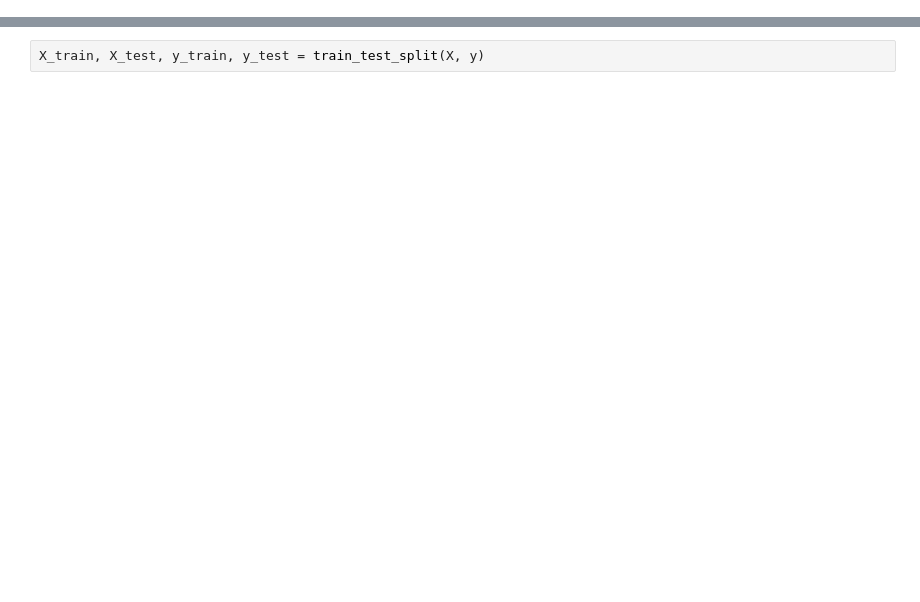
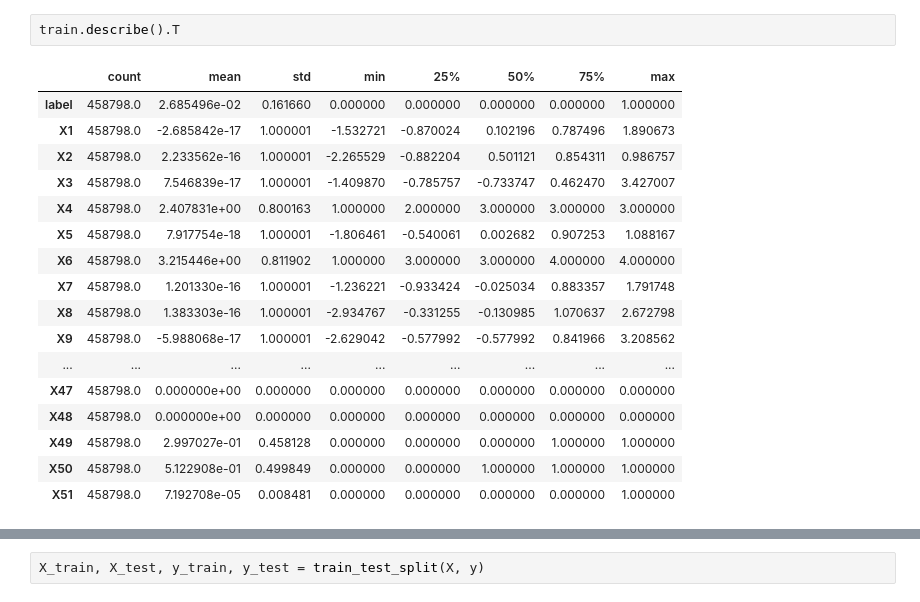
Before and after one commit to Tolulopeelijah/Fiverr-spammers-detection-, a Jupyter notebook: fiverr_spammer.ipynb, the cells around one changed output, grey strips where cells are left out. Drawn from its saved outputs; the diff is of its cells as text; blank space fills up the shorter version.

```diff
--- a/fiverr_spammer.ipynb
+++ b/fiverr_spammer.ipynb
@@ -25,0 +81,20 @@ test['X10'] = ss.transform(test[['X10']])
+# %%
+train.describe().T
+# %% [output]
+|  | count | mean | std | min | 25% | 50% | 75% | max |
+| label | 458798.0 | 2.685496e-02 | 0.161660 | 0.000000 | 0.000000 | 0.000000 | 0.000000 | 1.000000 |
+| X1 | 458798.0 | -2.685842e-17 | 1.000001 | -1.532721 | -0.870024 | 0.102196 | 0.787496 | 1.890673 |
+| X2 | 458798.0 | 2.233562e-16 | 1.000001 | -2.265529 | -0.882204 | 0.501121 | 0.854311 | 0.986757 |
+| X3 | 458798.0 | 7.546839e-17 | 1.000001 | -1.409870 | -0.785757 | -0.733747 | 0.462470 | 3.427007 |
+| X4 | 458798.0 | 2.407831e+00 | 0.800163 | 1.000000 | 2.000000 | 3.000000 | 3.000000 | 3.000000 |
+| X5 | 458798.0 | 7.917754e-18 | 1.000001 | -1.806461 | -0.540061 | 0.002682 | 0.907253 | 1.088167 |
+| X6 | 458798.0 | 3.215446e+00 | 0.811902 | 1.000000 | 3.000000 | 3.000000 | 4.000000 | 4.000000 |
+| X7 | 458798.0 | 1.201330e-16 | 1.000001 | -1.236221 | -0.933424 | -0.025034 | 0.883357 | 1.791748 |
+| X8 | 458798.0 | 1.383303e-16 | 1.000001 | -2.934767 | -0.331255 | -0.130985 | 1.070637 | 2.672798 |
+| X9 | 458798.0 | -5.988068e-17 | 1.000001 | -2.629042 | -0.577992 | -0.577992 | 0.841966 | 3.208562 |
+| ... | ... | ... | ... | ... | ... | ... | ... | ... |
+| X47 | 458798.0 | 0.000000e+00 | 0.000000 | 0.000000 | 0.000000 | 0.000000 | 0.000000 | 0.000000 |
+| X48 | 458798.0 | 0.000000e+00 | 0.000000 | 0.000000 | 0.000000 | 0.000000 | 0.000000 | 0.000000 |
+| X49 | 458798.0 | 2.997027e-01 | 0.458128 | 0.000000 | 0.000000 | 0.000000 | 1.000000 | 1.000000 |
+| X50 | 458798.0 | 5.122908e-01 | 0.499849 | 0.000000 | 0.000000 | 1.000000 | 1.000000 | 1.000000 |
+| X51 | 458798.0 | 7.192708e-05 | 0.008481 | 0.000000 | 0.000000 | 0.000000 | 0.000000 | 1.000000 |
```
Also changed, not shown: parts of 21 cells of this notebook, 7 other files.
